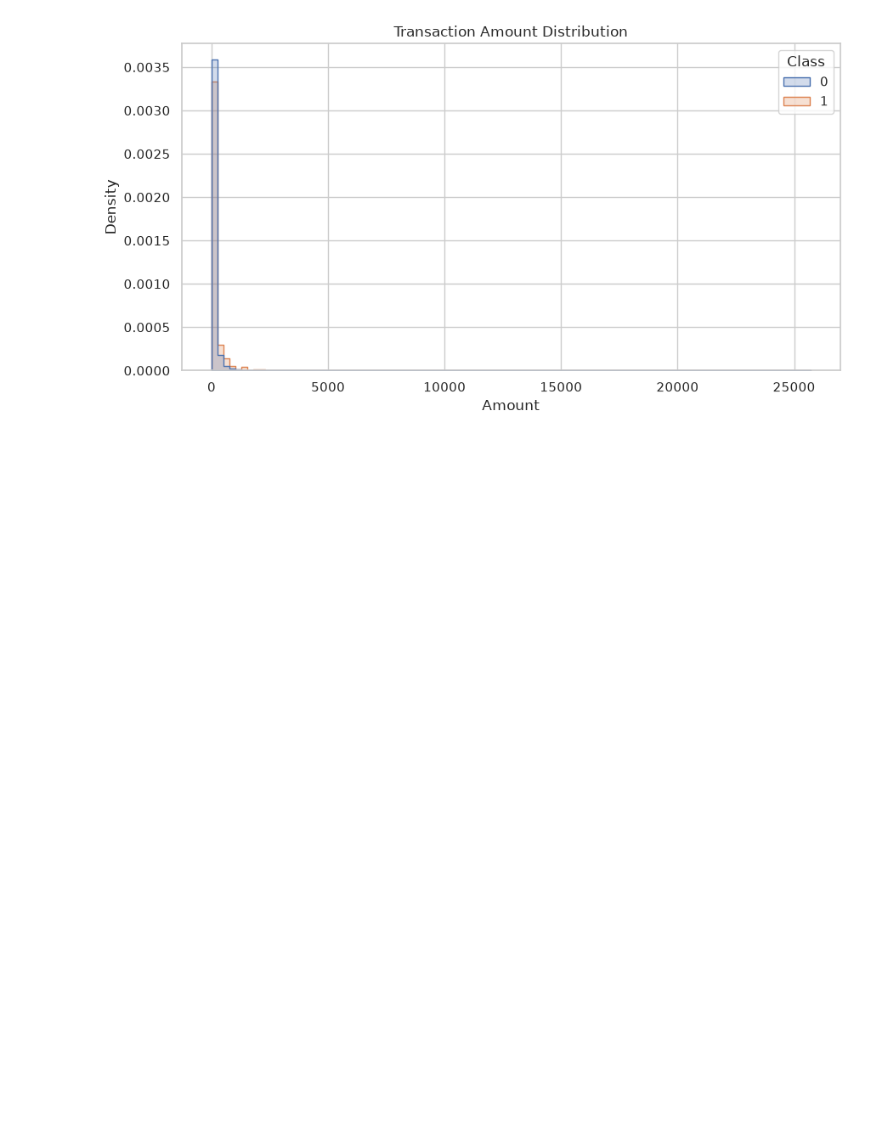
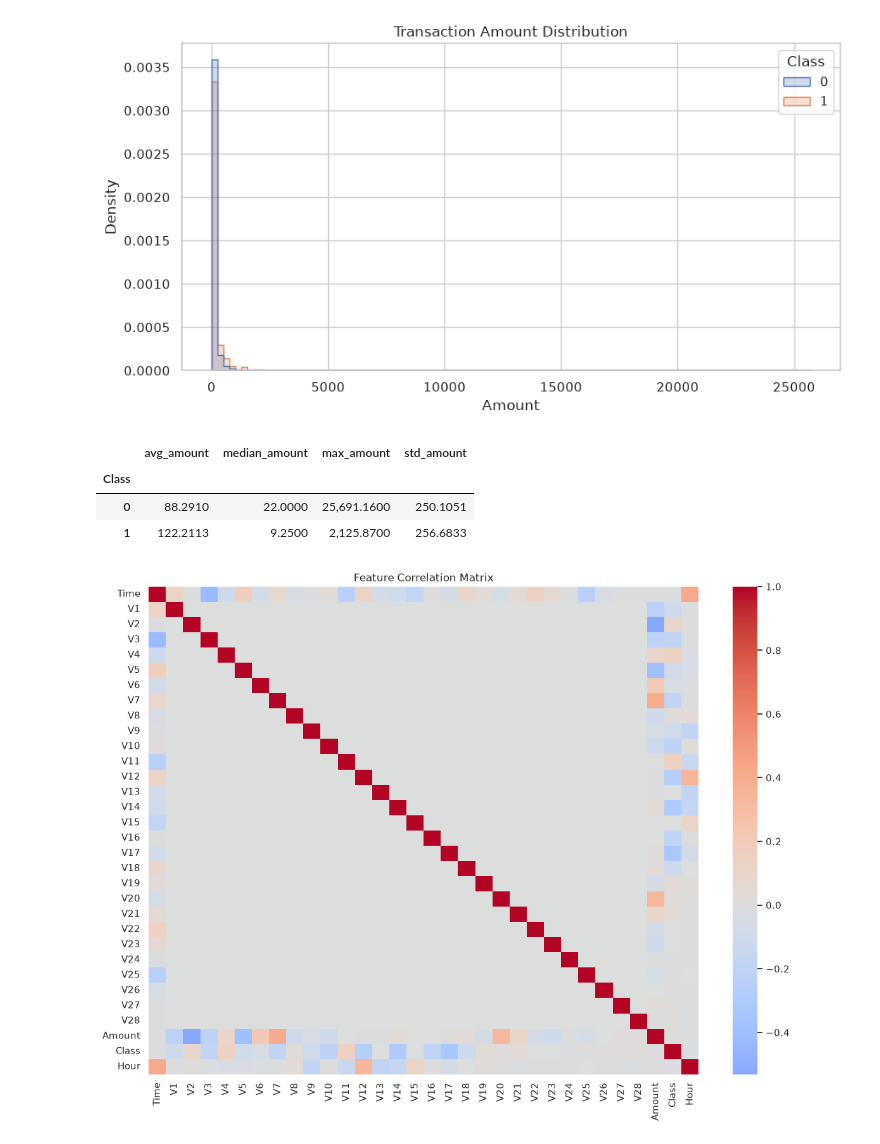
Before and after one commit to to-bits/BehaviorGuard-Customer-Behavioral-Profiling-for-Credit-Card-Fraud-Detection, a Jupyter notebook: BehaviorGuard — Customer Behavioral Profiling for Credit Card Fraud Detection/notebooks/01_data_understanding.ipynb, the cells around one changed output. Drawn from its saved outputs; the diff is of its cells as text; code cells hidden in the pictures; blank space fills up the shorter version.

```diff
--- a/BehaviorGuard — Customer Behavioral Profiling for Credit Card Fraud Detection/notebooks/01_data_understanding.ipynb
+++ b/BehaviorGuard — Customer Behavioral Profiling for Credit Card Fraud Detection/notebooks/01_data_understanding.ipynb
@@ -184,3 +184,30 @@ plt.title("Transaction Amount Distribution")
 plt.show()
 # %% [output]
 [figure]
+# %%
+df.groupby("Class").agg(
+    avg_amount=("Amount", "mean"),
+    median_amount=("Amount", "median"),
+    max_amount=("Amount", "max"),
+    std_amount=("Amount", "std")
+)
+# %% [output]
+|  | avg_amount | median_amount | max_amount | std_amount |
+| Class |  |  |  |  |
+| 0 | 88.2910 | 22.0000 | 25,691.1600 | 250.1051 |
+| 1 | 122.2113 | 9.2500 | 2,125.8700 | 256.6833 |
+# %%
+plt.figure(figsize=(14, 10))
+
+corr = df.corr(numeric_only=True)
+
+sns.heatmap(
+    corr,
+    cmap="coolwarm",
+    center=0
+)
+
+plt.title("Feature Correlation Matrix")
+plt.show()
+# %% [output]
+[figure, added]
```
